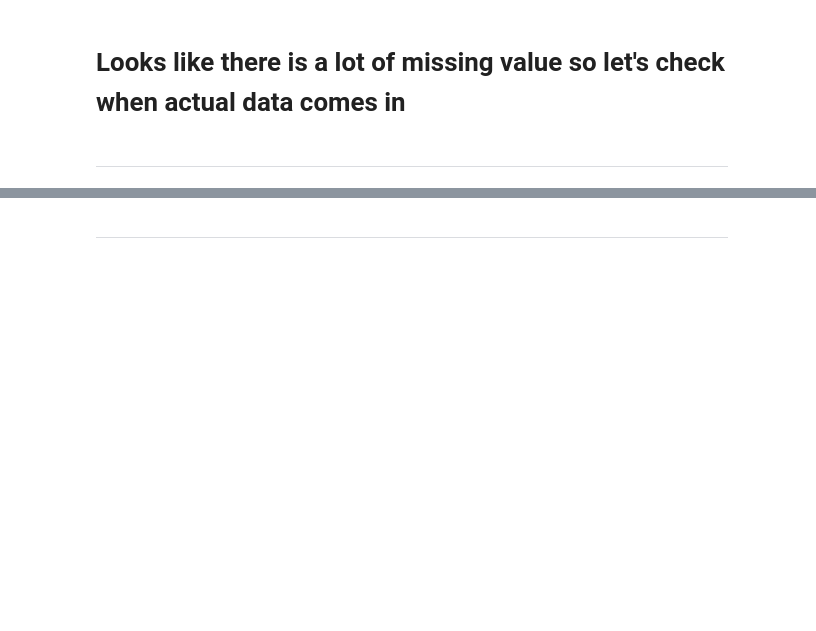
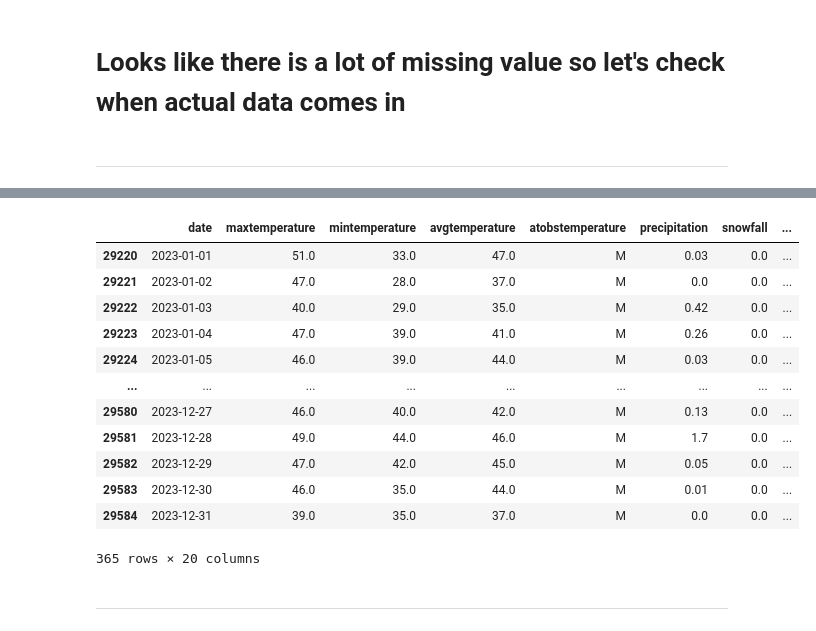
Before and after one commit to mrp10005/Bradley_CT_Weather, a Jupyter notebook: Bradley_Data_Cleansing_1_1_1943_12_31_2023.ipynb, the cells around one changed output, grey strips where cells are left out. Cells and saved outputs as stored; diff of their text form; code cells hidden in the pictures; blank space fills up the shorter version.

```diff
--- a/Bradley_Data_Cleansing_1_1_1943_12_31_2023.ipynb
+++ b/Bradley_Data_Cleansing_1_1_1943_12_31_2023.ipynb
@@ -413,0 +444,2 @@ df[df['year'] == 2023]
+# %%
+df_cornell_2023['atobstemperature'] = 'M'
@@ -413,0 +451,14 @@ df[df['year'] == 2023]
+# %%
+# create a dictionary
+# key = old name
+# value = new name
+dict = {'prcp': 'precipitation',
+        'snow': 'snowfall',
+        'snwd': 'snowdepth',
+        'tavg': 'avgtemperature',
+        'tmax': 'maxtemperature',
+        'tmin': 'mintemperature'}
+
+# call rename () method
+df_cornell_2023.rename(columns=dict,
+          inplace=True)
@@ -413,0 +484,2 @@ df[df['year'] == 2023]
+# %%
+df_cornell_2023 = df_cornell_2023[list(df_cornell.columns)]
@@ -413,0 +496,2 @@ df[df['year'] == 2023]
+# %%
+df_cornell = pd.concat([df_cornell, df_cornell_2023], ignore_index = True)
@@ -424,3 +514,19 @@ print(df2.shape)
+# %%
+df2[df2['date']>= '2023-01-01']
+# %% [output]
+|  | date | maxtemperature | mintemperature | avgtemperature | atobstemperature | precipitation | snowfall | ... |
+| 29220 | 2023-01-01 | 51.0 | 33.0 | 47.0 | M | 0.03 | 0.0 | ... |
+| 29221 | 2023-01-02 | 47.0 | 28.0 | 37.0 | M | 0.0 | 0.0 | ... |
+| 29222 | 2023-01-03 | 40.0 | 29.0 | 35.0 | M | 0.42 | 0.0 | ... |
+| 29223 | 2023-01-04 | 47.0 | 39.0 | 41.0 | M | 0.26 | 0.0 | ... |
+| 29224 | 2023-01-05 | 46.0 | 39.0 | 44.0 | M | 0.03 | 0.0 | ... |
+| ... | ... | ... | ... | ... | ... | ... | ... | ... |
+| 29580 | 2023-12-27 | 46.0 | 40.0 | 42.0 | M | 0.13 | 0.0 | ... |
+| 29581 | 2023-12-28 | 49.0 | 44.0 | 46.0 | M | 1.7 | 0.0 | ... |
+| 29582 | 2023-12-29 | 47.0 | 42.0 | 45.0 | M | 0.05 | 0.0 | ... |
+| 29583 | 2023-12-30 | 46.0 | 35.0 | 44.0 | M | 0.01 | 0.0 | ... |
+| 29584 | 2023-12-31 | 39.0 | 35.0 | 37.0 | M | 0.0 | 0.0 | ... |
+365 rows × 20 columns
 # %% [markdown]
 ___
 # %% [markdown]
```
Also changed, not shown: parts of 43 cells of this notebook.
